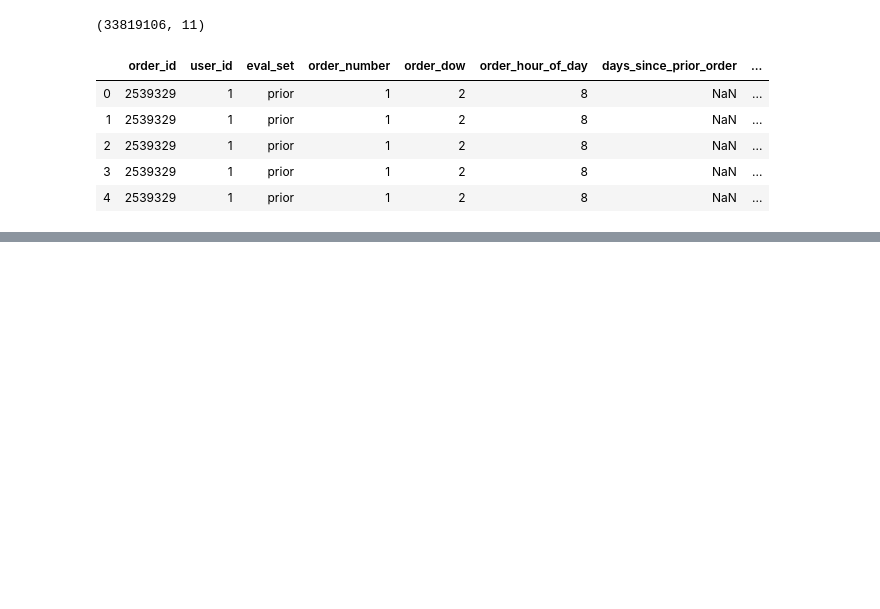
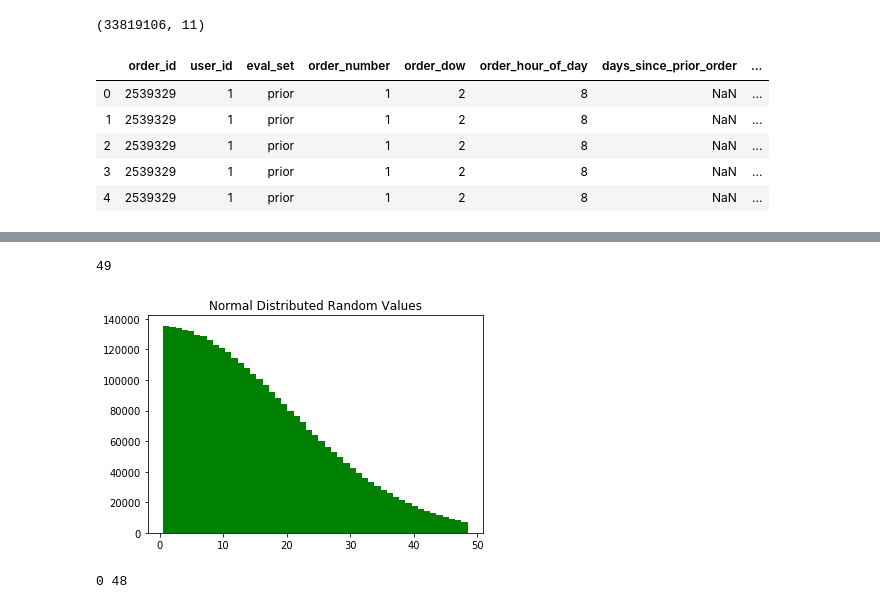
Before and after one commit to hanhanwu/Hanhan_Break_the_Limits, a Jupyter notebook: Bank_Fantasy/Golden_Bridge/data_preprocessing.ipynb, the cells around one changed output, grey strips where cells are left out. Saved outputs shown, nothing was run; the diff lists cells and outputs as text; code cells hidden in the pictures; blank space fills up the shorter version.

```diff
--- a/Bank_Fantasy/Golden_Bridge/data_preprocessing.ipynb
+++ b/Bank_Fantasy/Golden_Bridge/data_preprocessing.ipynb
@@ -198,0 +210,33 @@ order_prod_df.head()
+# %%
+merchant_lst = ["49th Parallel Grocery", "Asian Food Centre", "Askew's Foods", "Avril (Health Supermarket)", "Coleman's",
+                "Co-op Atlantic", "Valu Foods", "Village Food Stores", "Coppa's Fresh Market", "Country Grocer",
+                "Fairway Markets", "Family Foods", "Calgary Co-op", "North Central Co-op", "Red River Co-op",
+                "Saskatoon Co-op", "Foodex", "FoodFare", "Fresh City Market", "Freson Bros.", "Galleria Supermarkets",
+                "Goodness me", "H Mart", "Highland Farms", "Kim Phat", "Le Jardin Mobile", "L&M Markets (Hometown Grocers Co-op)",
+                "Lalumière Bonanza", "Longo's", "Marché Frais", "Le Marché Esposito", "Les Arpents Verts", "Lococo's",
+                "Lucky Supermarket", "Mike Dean's Super Food Stores", "Nations Fresh Food", "Nature's Emporium",
+                "Northern", "NorthMart", "Panchvati Supermarket", "P.A.T. Mart", "Planet Organic", "Pomme Natural Market",
+                "Rabba Fine Foods", "Subzi Mandi Cash & Carry", "Quality Foods", "Sunterra Market", "TaiKo Supermarket",
+                "Vince's Market"]
+len(merchant_lst)
+# %% [output]
+49
+# %%
+import scipy.stats as ss
+import numpy as np
+import matplotlib.pyplot as plt
+
+x = np.arange(0.5, len(merchant_lst))
+xU, xL = x + 0.5, x - 0.5
+prob = ss.norm.cdf(xU, scale = 20) - ss.norm.cdf(xL, scale = 20)
+prob = prob / prob.sum() #normalize the probabilities so their sum is 1
+nums = np.random.choice(x, size = order_prod_df['order_id'].nunique(), p = prob)
+plt.hist(nums, bins = len(x), color='g')
+plt.title('Normal Distributed Random Values')
+plt.show()
+# %% [output]
+[figure, added]
+# %%
+print(int(min(nums)), int(max(nums)))
+# %% [output]
+0 48
```
Also changed, not shown: parts of 8 cells of this notebook.
